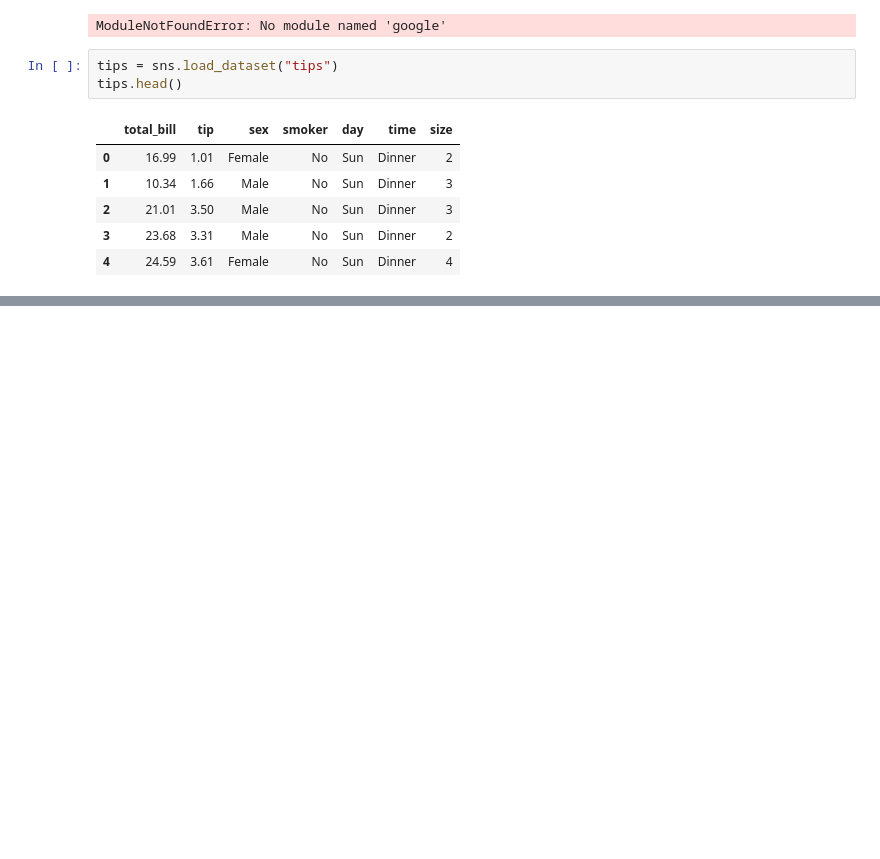
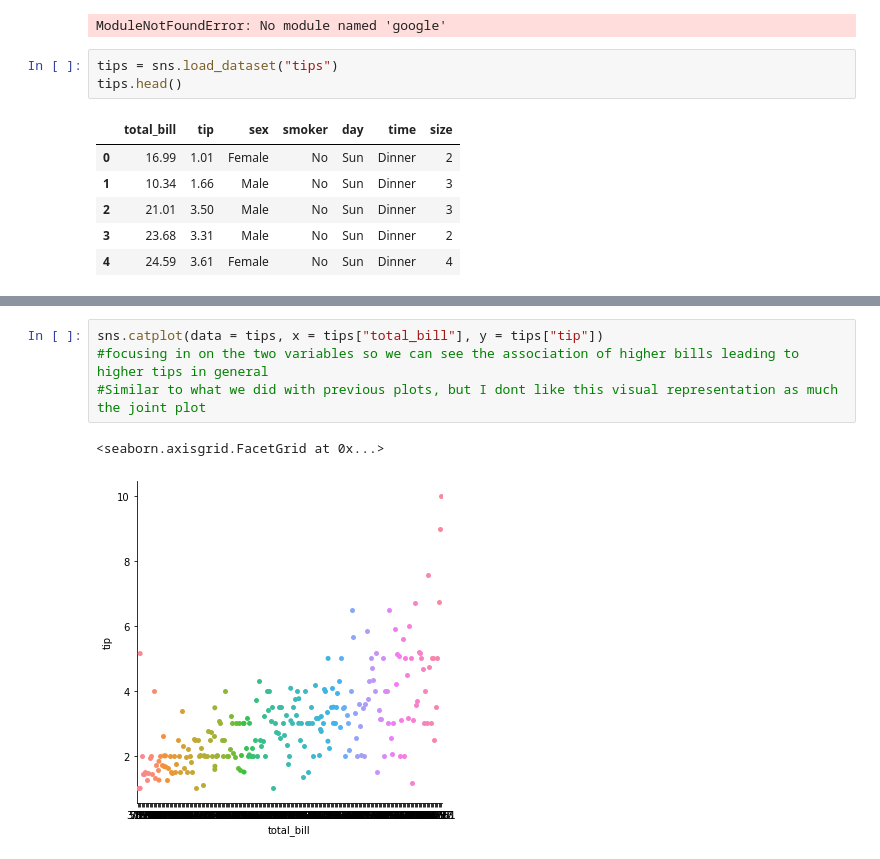
Before and after one commit to PrabjyotObhi/CMPE257, a Jupyter notebook: Homework_1/HW1.ipynb, the cells around one changed output, grey strips where cells are left out. Cells and saved outputs as stored; diff of their text form; blank space fills up the shorter version.

```diff
--- a/Homework_1/HW1.ipynb
+++ b/Homework_1/HW1.ipynb
@@ -335,0 +350,7 @@ sns.heatmap(data = tips)
+# %%
+sns.catplot(data = tips, x = tips["total_bill"], y = tips["tip"])
+#focusing in on the two variables so we can see the association of higher bills leading to higher tips in general
+#Similar to what we did with previous plots, but I dont like this visual representation as much the joint plot
+# %% [output]
+<seaborn.axisgrid.FacetGrid at 0x...>
+[figure, added]
```
Also changed, not shown: parts of 27 cells of this notebook.
